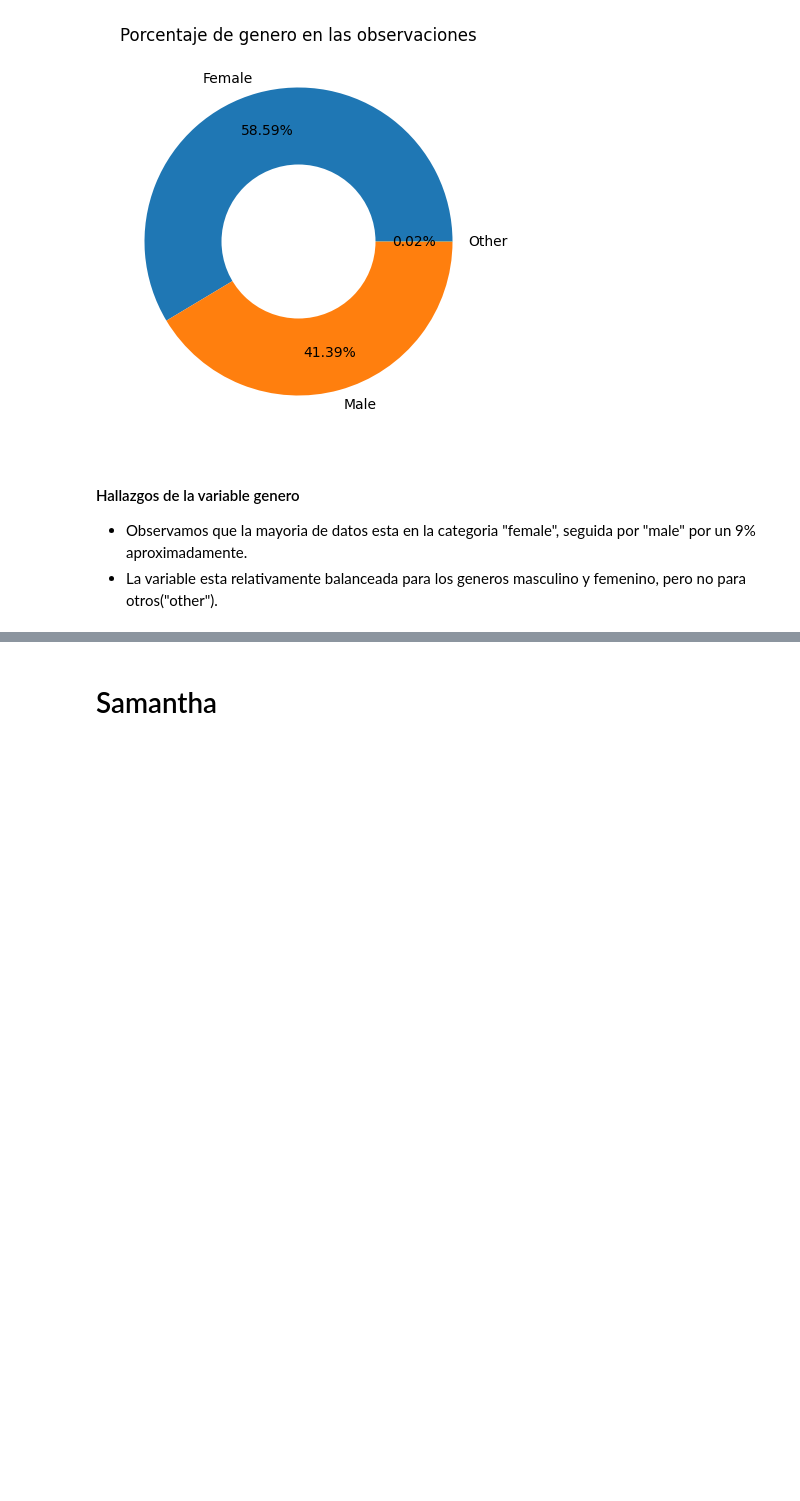
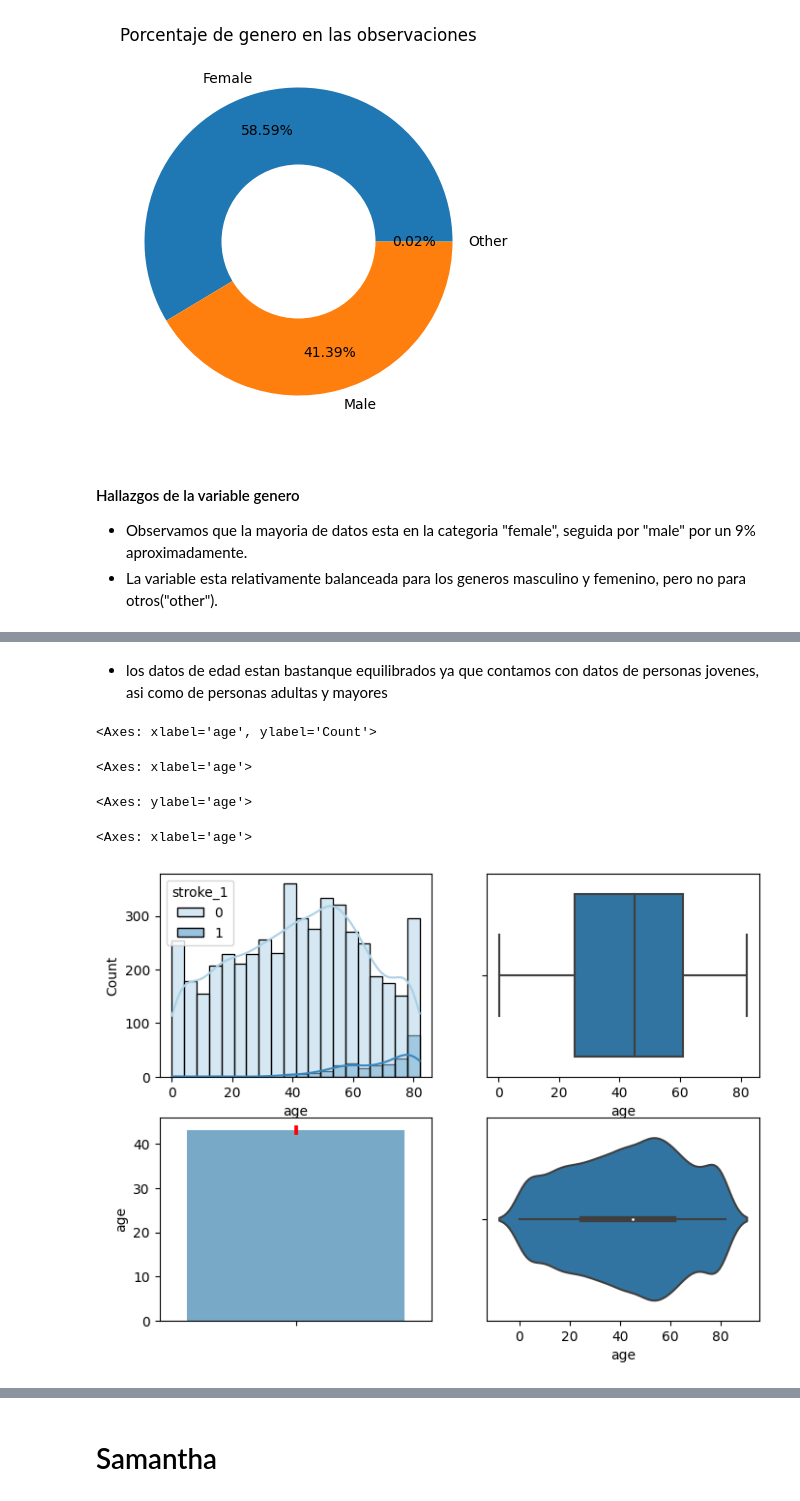
Before and after one commit to SamQuintero/PAD, a Jupyter notebook: analisis.ipynb, the cells around one changed output, grey strips where cells are left out. Drawn from its saved outputs; the diff is of its cells as text; code cells hidden in the pictures; blank space fills up the shorter version.

```diff
--- a/analisis.ipynb
+++ b/analisis.ipynb
@@ -353,0 +445,4 @@ Text(0.5, 1.0, 'Porcentaje de genero en las observaciones')
+# %%
+# Crear dummies que contengan valores numericos dicotómicos (0 y 1) con k columnas
+data_dumms_todas = pd.get_dummies(data, dtype=int)
+data_dumms_todas
@@ -353,0 +474,16 @@ Text(0.5, 1.0, 'Porcentaje de genero en las observaciones')
+# %% [markdown]
+- los datos de edad estan bastanque equilibrados ya que contamos con datos de personas jovenes, asi como de personas adultas y mayores
+# %%
+fig, ax = plt.subplots(2,2, figsize=(8,6))
+# Usamos un histograma con referencia a si tuvieron o no un derrame (0: no tuvieron, 1: si tuvieron)
+sns.histplot(data=data_dumms_todas, x="age", hue="stroke_1", kde=True, ax=ax[0,0], palette="Blues")
+#grafica de bigotes
+sns.boxplot(x=data_dumms_todas.age, ax=ax[0,1])
+sns.barplot(data=data_dumms_todas, y="age", errcolor="red", ax=ax[1,0], palette="Blues")
+sns.violinplot(x=data_dumms_todas.age, ax=ax[1,1])
+# %% [output]
+<Axes: xlabel='age', ylabel='Count'>
+<Axes: xlabel='age'>
+<Axes: ylabel='age'>
+<Axes: xlabel='age'>
+[figure, added]
```
Also changed, not shown: parts of 11 cells of this notebook.
